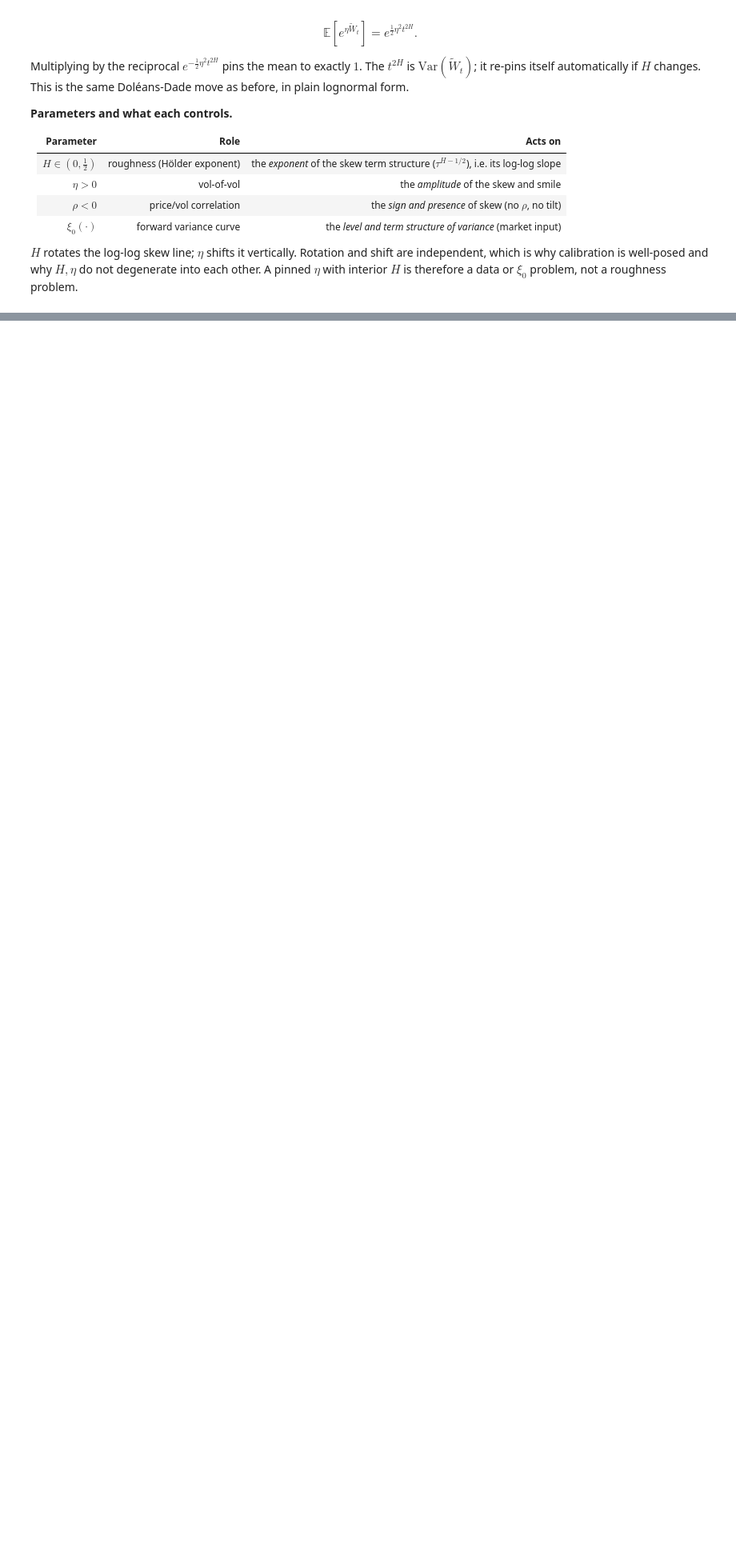
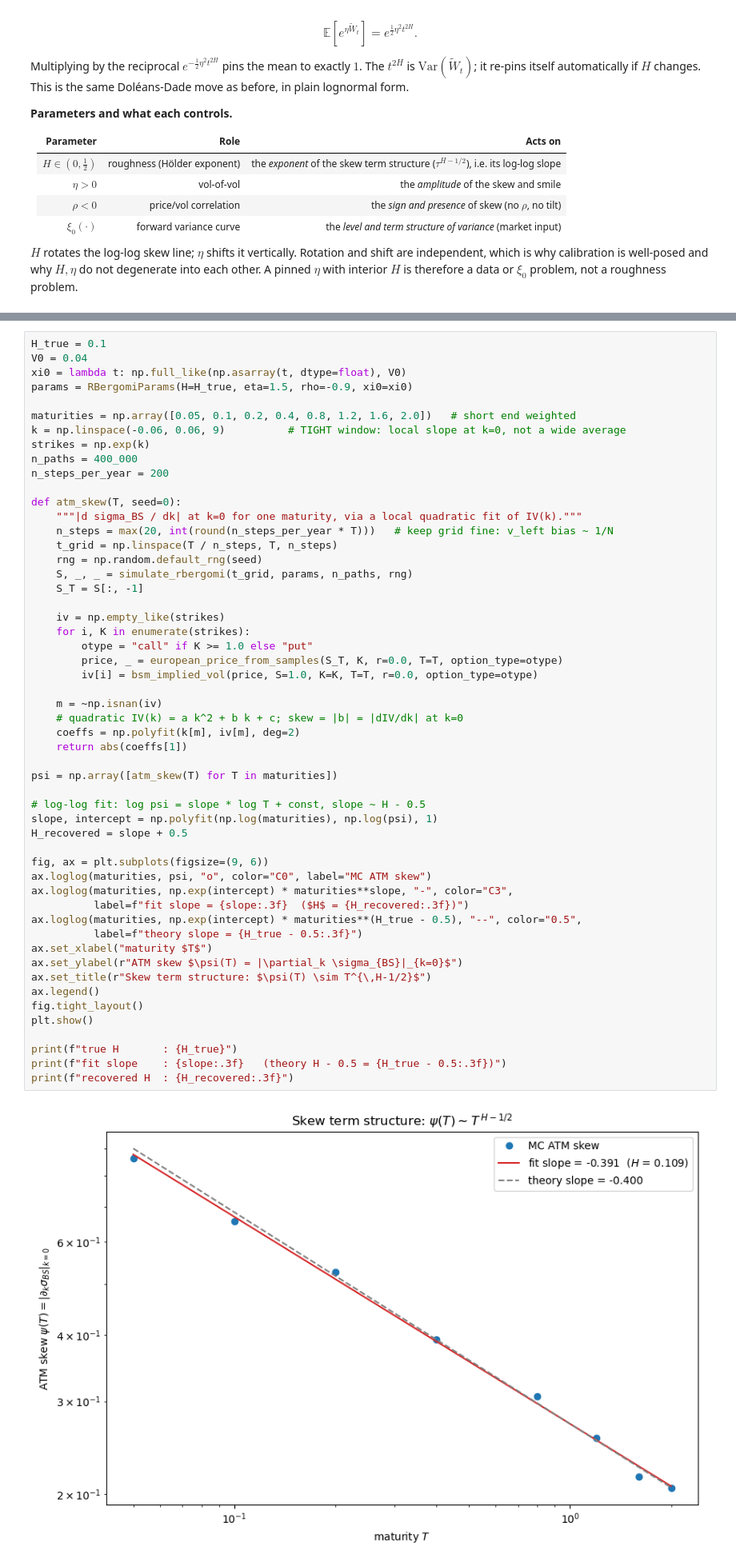
Before and after one commit to Kunvuthi/quant-project, a Jupyter notebook: notebooks/17_rbergomi_model.ipynb, the cells around one changed output, grey strips where cells are left out. Shown at 80% size. Drawn from its saved outputs; the diff is of its cells as text; blank space fills up the shorter version.

```diff
--- a/notebooks/17_rbergomi_model.ipynb
+++ b/notebooks/17_rbergomi_model.ipynb
@@ -203,0 +324,55 @@ skew regardless of $\rho$.
+# %%
+H_true = 0.1
+V0 = 0.04
+xi0 = lambda t: np.full_like(np.asarray(t, dtype=float), V0)
+params = RBergomiParams(H=H_true, eta=1.5, rho=-0.9, xi0=xi0)
+
+maturities = np.array([0.05, 0.1, 0.2, 0.4, 0.8, 1.2, 1.6, 2.0])   # short end weighted
+k = np.linspace(-0.06, 0.06, 9)          # TIGHT window: local slope at k=0, not a wide average
+strikes = np.exp(k)
+n_paths = 400_000
+n_steps_per_year = 200
+
+def atm_skew(T, seed=0):
+    """|d sigma_BS / dk| at k=0 for one maturity, via a local quadratic fit of IV(k)."""
+    n_steps = max(20, int(round(n_steps_per_year * T)))   # keep grid fine: v_left bias ~ 1/N
+    t_grid = np.linspace(T / n_steps, T, n_steps)
+    rng = np.random.default_rng(seed)
+    S, _, _ = simulate_rbergomi(t_grid, params, n_paths, rng)
+    S_T = S[:, -1]
+
+    iv = np.empty_like(strikes)
+    for i, K in enumerate(strikes):
+        otype = "call" if K >= 1.0 else "put"
+        price, _ = european_price_from_samples(S_T, K, r=0.0, T=T, option_type=otype)
+        iv[i] = bsm_implied_vol(price, S=1.0, K=K, T=T, r=0.0, option_type=otype)
+
+    m = ~np.isnan(iv)
+    # quadratic IV(k) = a k^2 + b k + c; skew = |b| = |dIV/dk| at k=0
+    coeffs = np.polyfit(k[m], iv[m], deg=2)
+    return abs(coeffs[1])
+
+psi = np.array([atm_skew(T) for T in maturities])
+
+# log-log fit: log psi = slope * log T + const, slope ~ H - 0.5
+slope, intercept = np.polyfit(np.log(maturities), np.log(psi), 1)
+H_recovered = slope + 0.5
+
+fig, ax = plt.subplots(figsize=(9, 6))
+ax.loglog(maturities, psi, "o", color="C0", label="MC ATM skew")
+ax.loglog(maturities, np.exp(intercept) * maturities**slope, "-", color="C3",
+          label=f"fit slope = {slope:.3f}  ($H$ = {H_recovered:.3f})")
+ax.loglog(maturities, np.exp(intercept) * maturities**(H_true - 0.5), "--", color="0.5",
+          label=f"theory slope = {H_true - 0.5:.3f}")
+ax.set_xlabel("maturity $T$")
+ax.set_ylabel(r"ATM skew $\psi(T) = |\partial_k \sigma_{BS}|_{k=0}$")
+ax.set_title(r"Skew term structure: $\psi(T) \sim T^{\,H-1/2}$")
+ax.legend()
+fig.tight_layout()
+plt.show()
+
+print(f"true H       : {H_true}")
+print(f"fit slope    : {slope:.3f}   (theory H - 0.5 = {H_true - 0.5:.3f})")
+print(f"recovered H  : {H_recovered:.3f}")
+# %% [output]
+[figure, added]
```
Also changed, not shown: parts of 8 cells of this notebook.
